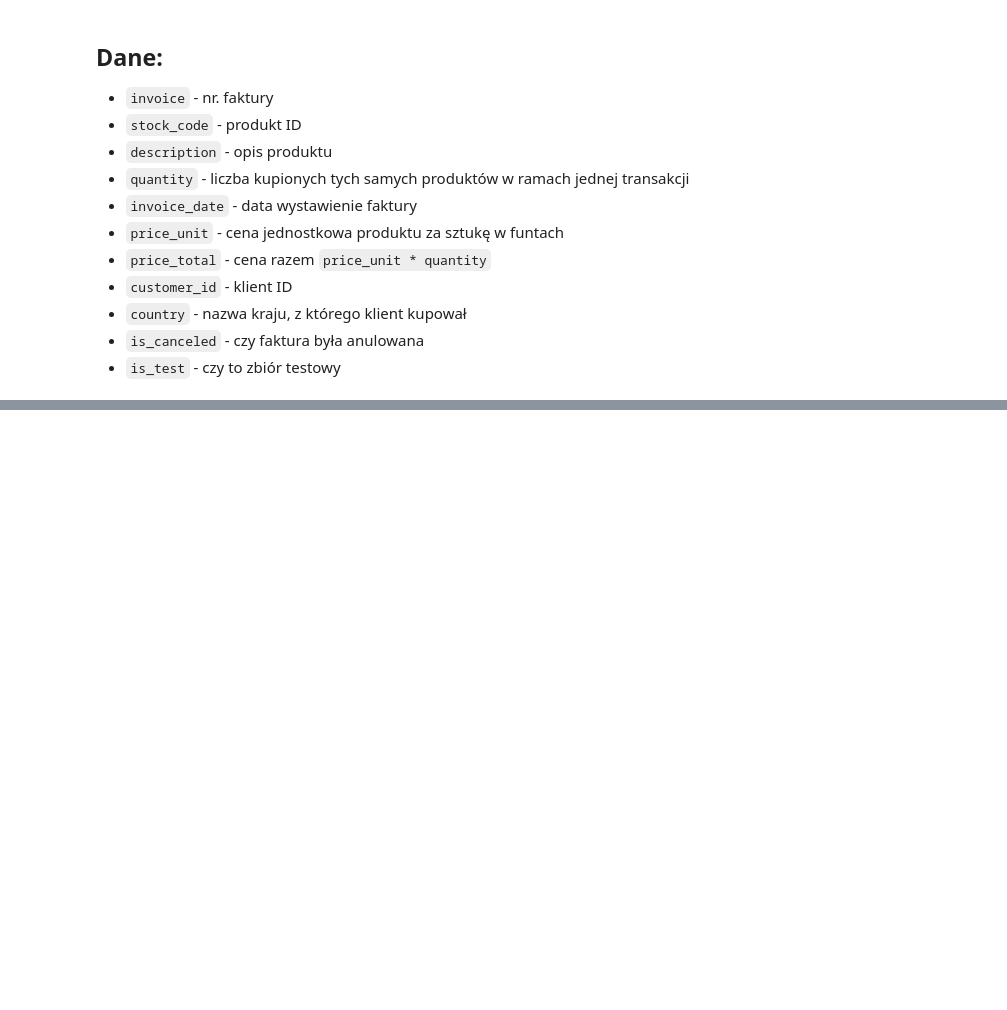
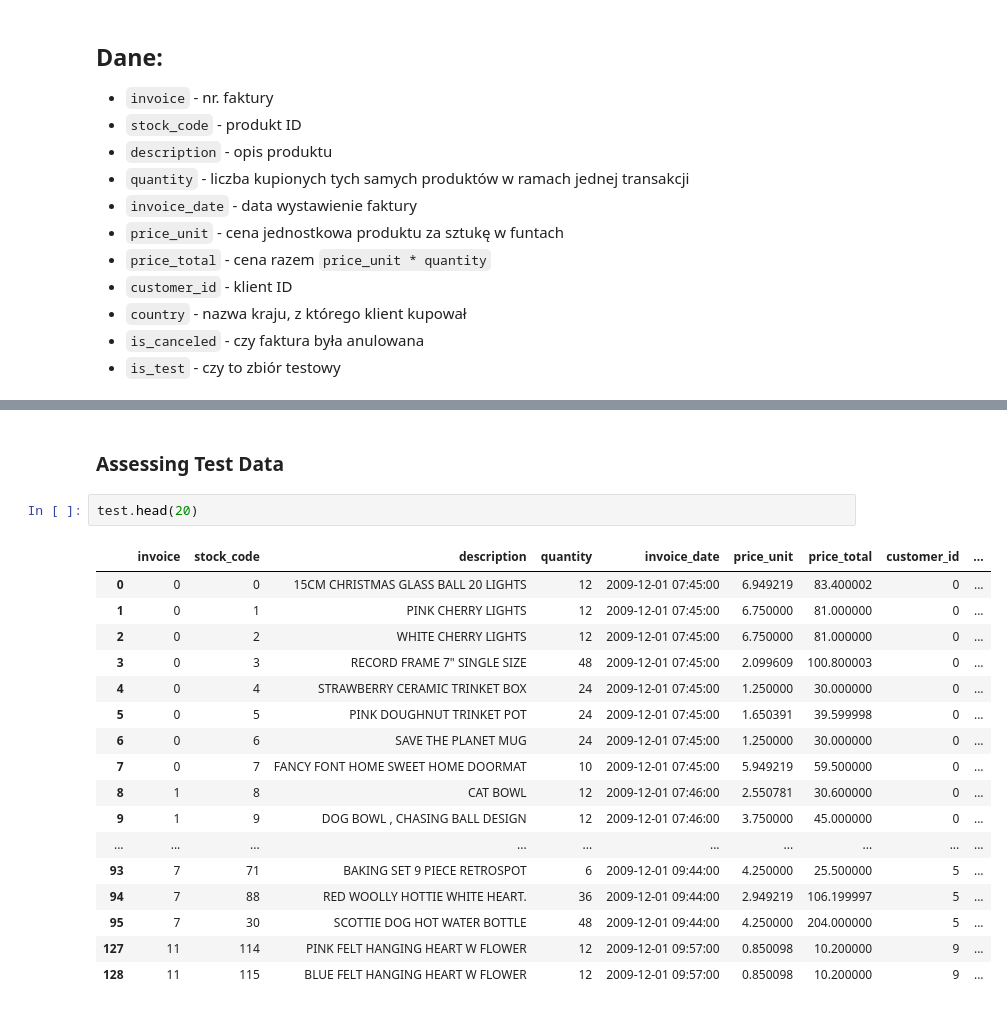
Before and after one commit to mattzajac/DataWorkshop_Competition_Online_Retail, a Jupyter notebook: Konkurs-DW-Absolwenci.ipynb, the cells around one changed output, grey strips where cells are left out. Cells and saved outputs as stored; diff of their text form; blank space fills up the shorter version.

```diff
--- a/Konkurs-DW-Absolwenci.ipynb
+++ b/Konkurs-DW-Absolwenci.ipynb
@@ -161,0 +319,22 @@ Powodzenia!
+# %% [markdown]
+### Assessing Test Data
+# %%
+test.head(20)
+# %% [output]
+|  | invoice | stock_code | description | quantity | invoice_date | price_unit | price_total | customer_id | ... |
+| 0 | 0 | 0 | 15CM CHRISTMAS GLASS BALL 20 LIGHTS | 12 | 2009-12-01 07:45:00 | 6.949219 | 83.400002 | 0 | ... |
+| 1 | 0 | 1 | PINK CHERRY LIGHTS | 12 | 2009-12-01 07:45:00 | 6.750000 | 81.000000 | 0 | ... |
+| 2 | 0 | 2 | WHITE CHERRY LIGHTS | 12 | 2009-12-01 07:45:00 | 6.750000 | 81.000000 | 0 | ... |
+| 3 | 0 | 3 | RECORD FRAME 7" SINGLE SIZE | 48 | 2009-12-01 07:45:00 | 2.099609 | 100.800003 | 0 | ... |
+| 4 | 0 | 4 | STRAWBERRY CERAMIC TRINKET BOX | 24 | 2009-12-01 07:45:00 | 1.250000 | 30.000000 | 0 | ... |
+| 5 | 0 | 5 | PINK DOUGHNUT TRINKET POT | 24 | 2009-12-01 07:45:00 | 1.650391 | 39.599998 | 0 | ... |
+| 6 | 0 | 6 | SAVE THE PLANET MUG | 24 | 2009-12-01 07:45:00 | 1.250000 | 30.000000 | 0 | ... |
+| 7 | 0 | 7 | FANCY FONT HOME SWEET HOME DOORMAT | 10 | 2009-12-01 07:45:00 | 5.949219 | 59.500000 | 0 | ... |
+| 8 | 1 | 8 | CAT BOWL | 12 | 2009-12-01 07:46:00 | 2.550781 | 30.600000 | 0 | ... |
+| 9 | 1 | 9 | DOG BOWL , CHASING BALL DESIGN | 12 | 2009-12-01 07:46:00 | 3.750000 | 45.000000 | 0 | ... |
+| ... | ... | ... | ... | ... | ... | ... | ... | ... | ... |
+| 93 | 7 | 71 | BAKING SET 9 PIECE RETROSPOT | 6 | 2009-12-01 09:44:00 | 4.250000 | 25.500000 | 5 | ... |
+| 94 | 7 | 88 | RED WOOLLY HOTTIE WHITE HEART. | 36 | 2009-12-01 09:44:00 | 2.949219 | 106.199997 | 5 | ... |
+| 95 | 7 | 30 | SCOTTIE DOG HOT WATER BOTTLE | 48 | 2009-12-01 09:44:00 | 4.250000 | 204.000000 | 5 | ... |
+| 127 | 11 | 114 | PINK FELT HANGING HEART W FLOWER | 12 | 2009-12-01 09:57:00 | 0.850098 | 10.200000 | 9 | ... |
+| 128 | 11 | 115 | BLUE FELT HANGING HEART W FLOWER | 12 | 2009-12-01 09:57:00 | 0.850098 | 10.200000 | 9 | ... |
```
Also changed, not shown: parts of 23 cells of this notebook, 1 other file.
